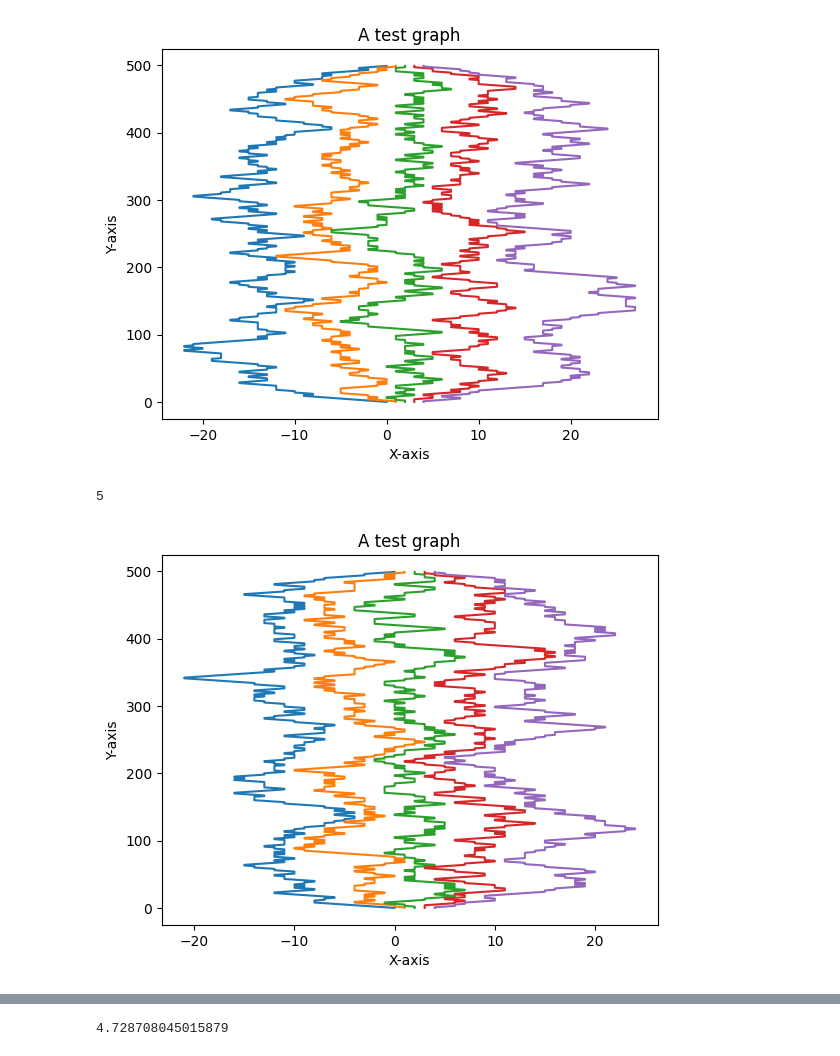
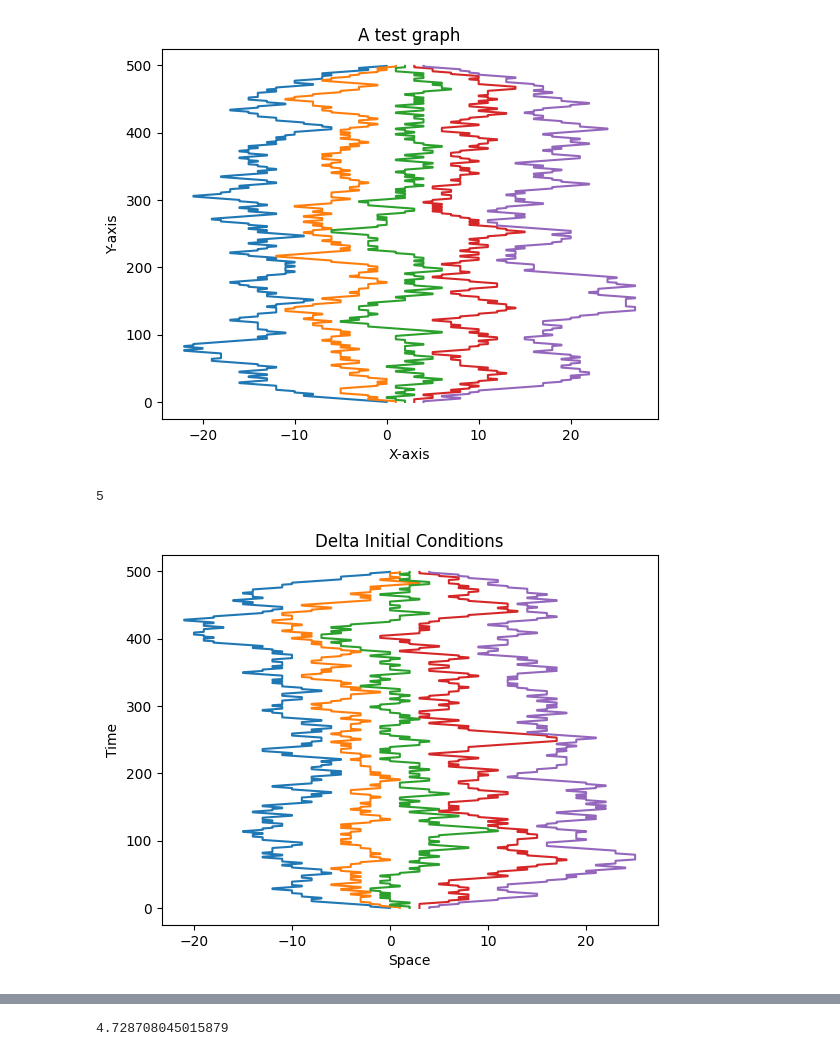
Before and after one commit to asaenz16/QMCspin, a Jupyter notebook: WorldLinesV1.ipynb, the cells around one changed output, grey strips where cells are left out. Cells and saved outputs as stored; diff of their text form; code cells hidden in the pictures.

```diff
--- a/WorldLinesV1.ipynb
+++ b/WorldLinesV1.ipynb
@@ -448,36 +451,36 @@ plt.show()
 # %%
 t = 500
 n=5
 steps = 10*(t**2)
 WL =[]
 for i in range(n):
     WL.append([i]*t)
 #print(WL)
 for i in range(steps):
     k = random.randrange(n)
     if k==0:
         if k==n-1:
             WL[k] = random_update_one(WL[k], 0.5).copy()
         else:
             WL[k:k+2] = random_update_le(WL[k], WL[k+1], 0.5).copy()
     else:
         if k==n-1:
             WL[k-1:k+1] = random_update_re(WL[k-1], WL[k], 0.5).copy()
         else:
             WL[k-1:k+2] = random_update_b(WL[k-1], WL[k], WL[k+1], 0.5).copy()
 print(len(WL))
 x =range(t)
-plt.xlabel("X-axis")
-plt.ylabel("Y-axis")
-plt.title("A test graph")
+plt.xlabel("Space")
+plt.ylabel("Time")
+plt.title("Delta Initial Conditions")
 for i in range(n):
     plt.plot(WL[i], x,label = 'id %s'%i)
 #plt.legend()
 #plt.xlim(-1, n)
 plt.show()
 # %% [output]
 5
-[figure, old version]
+[figure, new version]
 # %%
 t = 500
 n=5
```
Also changed, not shown: parts of 6 cells of this notebook.
